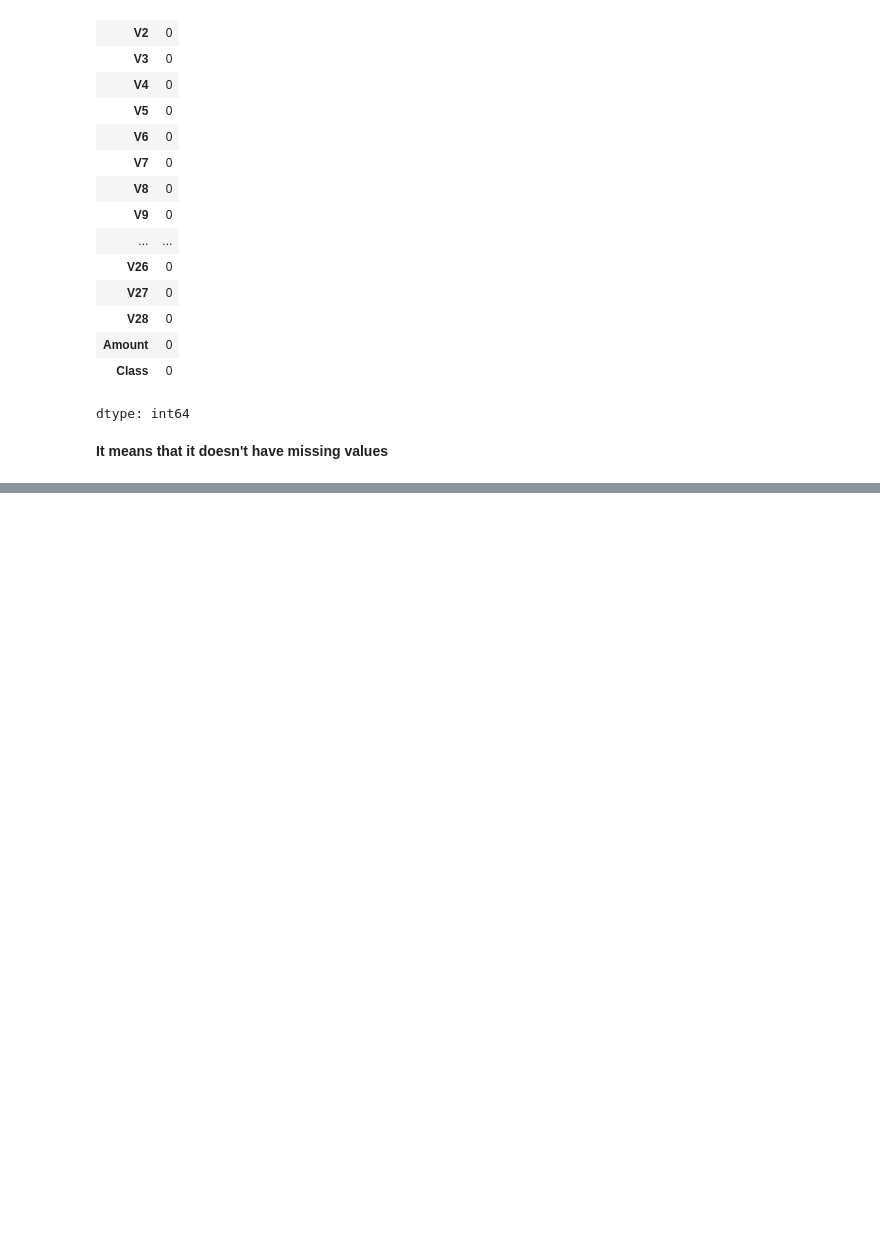
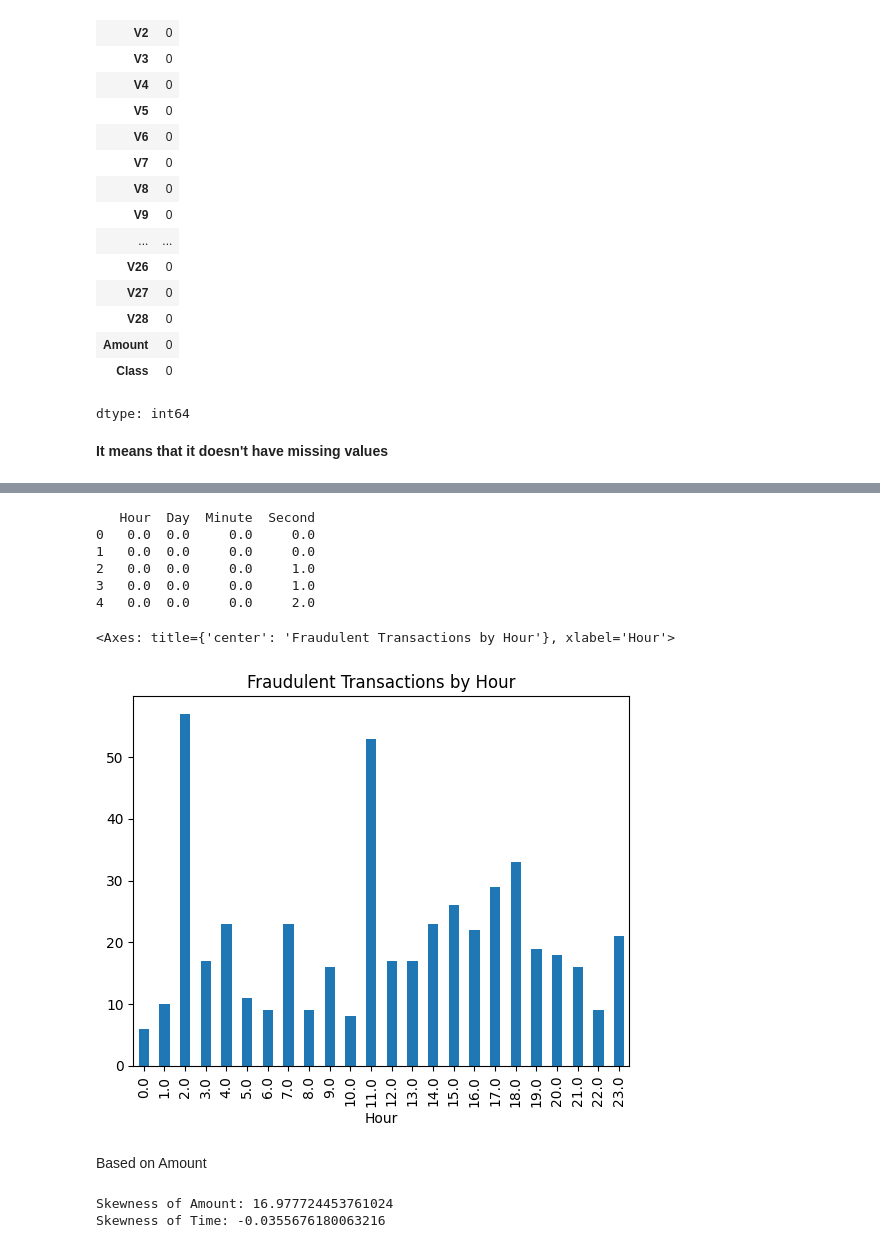
Before and after one commit to Shahanashirin-k/CREDIT_CARD-FRAUD_DETECTION, a Jupyter notebook: CCFD.ipynb, the cells around one changed output, grey strips where cells are left out. Cells and saved outputs as stored; diff of their text form; code cells hidden in the pictures; blank space fills up the shorter version.

```diff
--- a/CCFD.ipynb
+++ b/CCFD.ipynb
@@ -117,0 +222,36 @@ dtype: int64
+# %%
+import pandas as pd
+
+# Assuming df is your DataFrame and 'Time' is in seconds
+df_C['Day'] = df_C['Time'] // (24 * 60 * 60)  # Total days
+temp = df_C['Time'] % (24 * 60 * 60)
+df_C['Hour'] = temp // (60 * 60)  # Hour of the day
+temp = temp % (60 * 60)
+df_C['Minute'] = temp // 60  # Minute of the hour
+df_C['Second'] = temp % 60  # Second of the minute
+# Print the resulting columns
+print(df_C[['Hour', 'Day', 'Minute', 'Second']].head())
+# %% [output]
+   Hour  Day  Minute  Second
+0   0.0  0.0     0.0     0.0
+1   0.0  0.0     0.0     0.0
+2   0.0  0.0     0.0     1.0
+3   0.0  0.0     0.0     1.0
+4   0.0  0.0     0.0     2.0
+# %%
+hourly_fraud_analysis = df_C[df_C['Class'] == 1].groupby('Hour').size()
+hourly_fraud_analysis.plot(kind='bar', title='Fraudulent Transactions by Hour')
+# %% [output]
+<Axes: title={'center': 'Fraudulent Transactions by Hour'}, xlabel='Hour'>
+[figure, added]
+# %% [markdown]
+Based on Amount
+# %%
+amount_skewness = df_C['Amount'].skew()
+time_skewness = df_C['Time'].skew()
+
+print(f'Skewness of Amount: {amount_skewness}')
+print(f'Skewness of Time: {time_skewness}')
+# %% [output]
+Skewness of Amount: 16.977724453761024
+Skewness of Time: -0.0355676180063216
```
Also changed, not shown: parts of 38 cells of this notebook.
